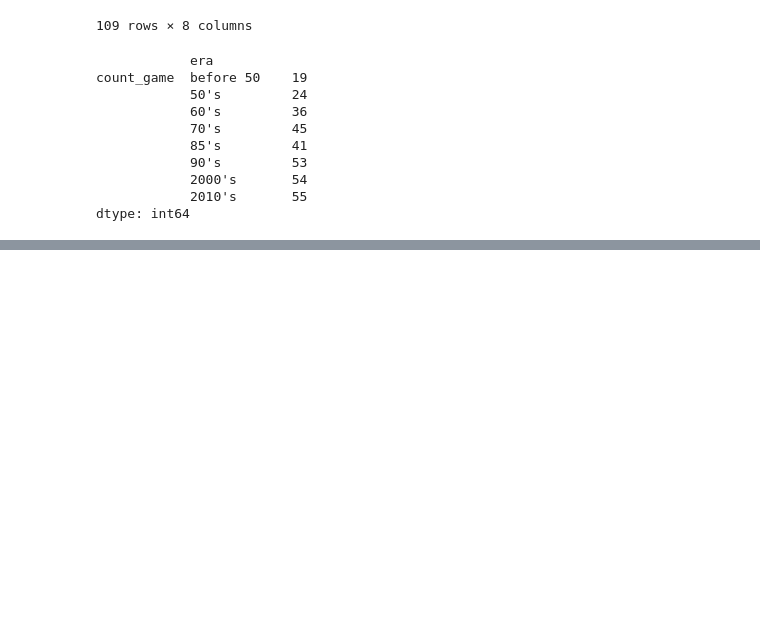
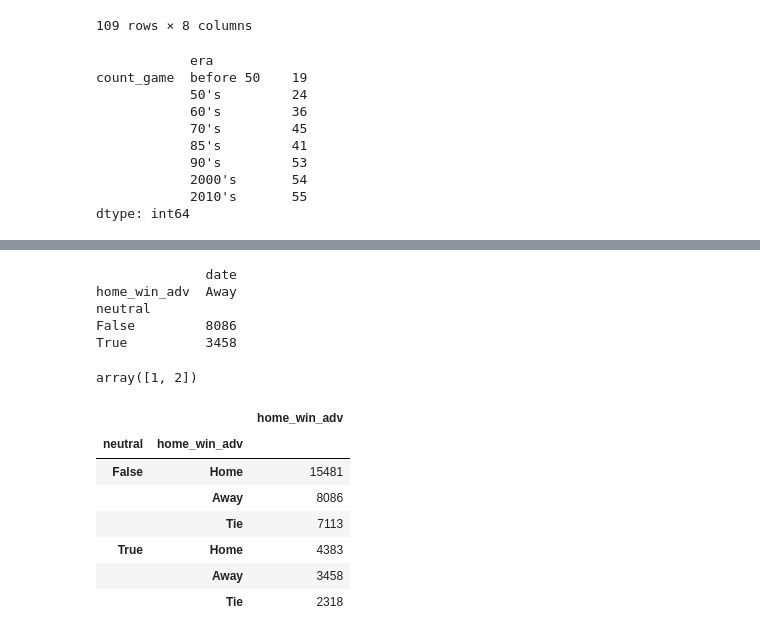
Before and after one commit to bfiroozfard/King_of_Football, a Jupyter notebook: King_football_B_10-3-2019.ipynb, the cells around one changed output, grey strips where cells are left out. Drawn from its saved outputs; the diff is of its cells as text; code cells hidden in the pictures; blank space fills up the shorter version.

```diff
--- a/King_football_B_10-3-2019.ipynb
+++ b/King_football_B_10-3-2019.ipynb
@@ -126,0 +156,15 @@ dtype: int64
+# %%
+#print(home_pref.columns)
+#print (home_pref.index)
+print (home_pref.iloc[:, home_pref.columns.get_level_values(1)=='Away'])
+# %% [output]
+              date
+home_win_adv  Away
+neutral
+False         8086
+True          3458
+# %%
+x=np.array([1,2])
+x
+# %% [output]
+array([1, 2])
@@ -126,0 +182,12 @@ dtype: int64
+# %%
+home_pref1=pd.DataFrame(master_df.groupby(['neutral'])['home_win_adv'].value_counts())
+home_pref1
+# %% [output]
+|  |  | home_win_adv |
+| neutral | home_win_adv |  |
+| False | Home | 15481 |
+|  | Away | 8086 |
+|  | Tie | 7113 |
+| True | Home | 4383 |
+|  | Away | 3458 |
+|  | Tie | 2318 |
```
Also changed, not shown: parts of 8 cells of this notebook.
